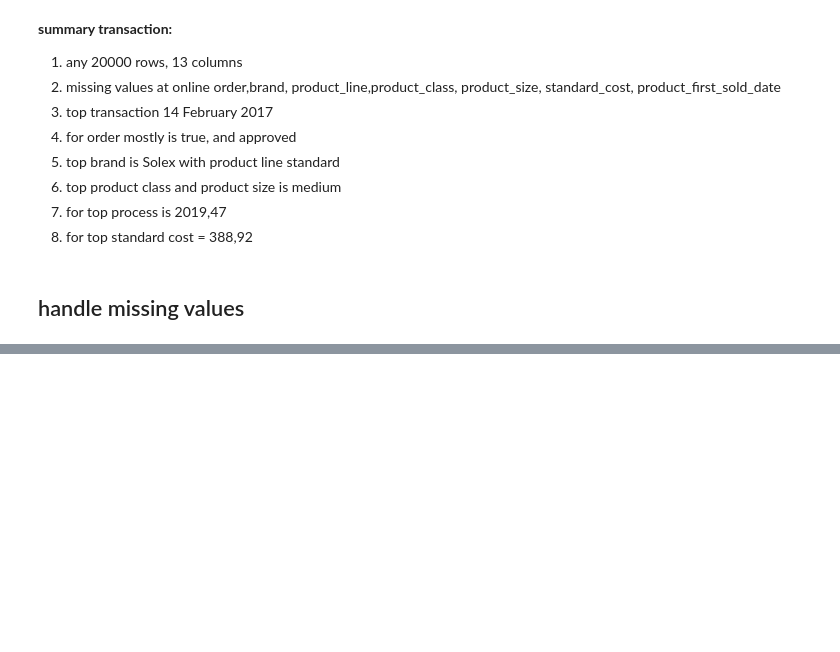
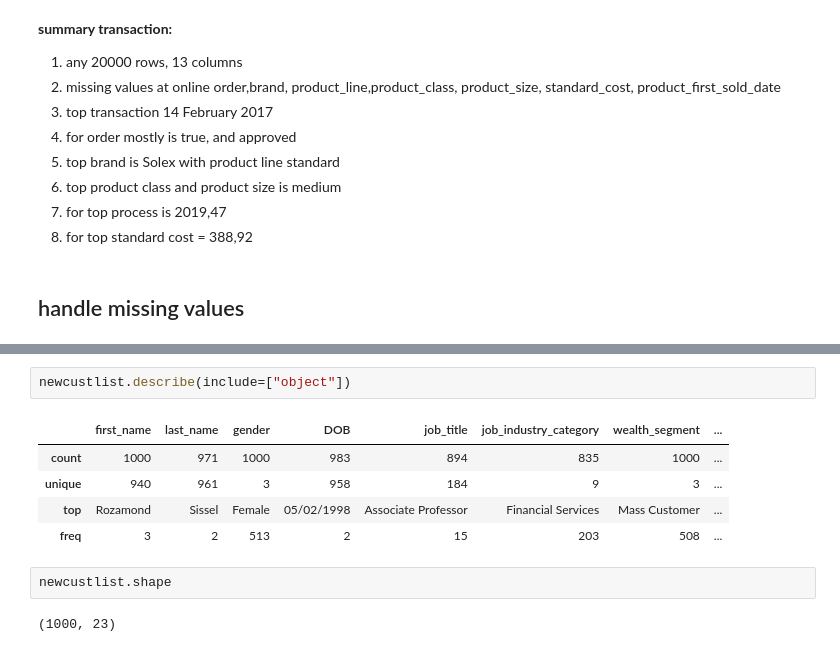
Before and after one commit to kintan-pitaloka/KPMG-VIX, a Jupyter notebook: KPMGAU-TASK2.ipynb, the cells around one changed output, grey strips where cells are left out. Saved outputs shown, nothing was run; the diff lists cells and outputs as text; blank space fills up the shorter version.

```diff
--- a/KPMGAU-TASK2.ipynb
+++ b/KPMGAU-TASK2.ipynb
@@ -473,0 +817,12 @@ custadress.info()
+# %%
+newcustlist.describe(include=["object"])
+# %% [output]
+|  | first_name | last_name | gender | DOB | job_title | job_industry_category | wealth_segment | ... |
+| count | 1000 | 971 | 1000 | 983 | 894 | 835 | 1000 | ... |
+| unique | 940 | 961 | 3 | 958 | 184 | 9 | 3 | ... |
+| top | Rozamond | Sissel | Female | 05/02/1998 | Associate Professor | Financial Services | Mass Customer | ... |
+| freq | 3 | 2 | 513 | 2 | 15 | 203 | 508 | ... |
+# %%
+newcustlist.shape
+# %% [output]
+(1000, 23)
```
Also changed, not shown: parts of 55 cells of this notebook.
